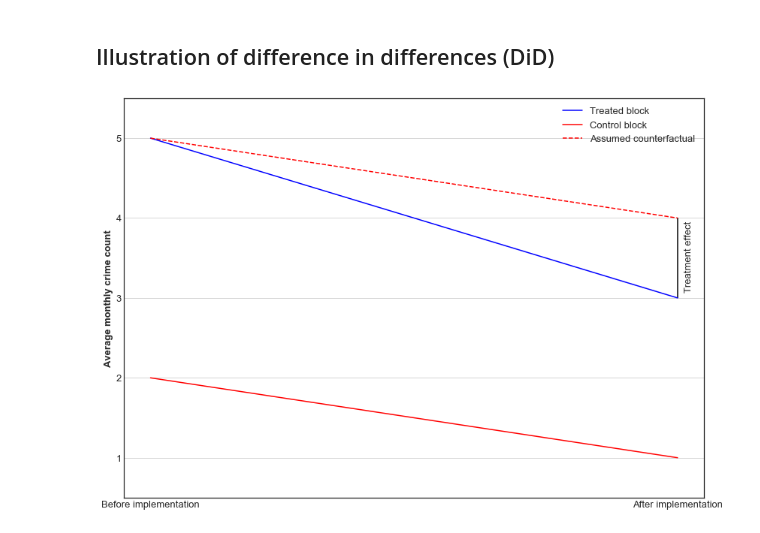
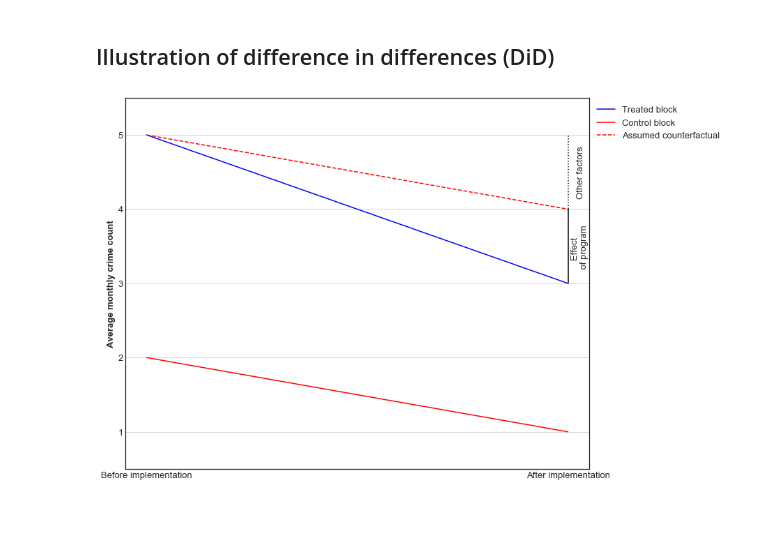
Before and after one commit to binste/chicago_safepassage_evaluation, a Jupyter notebook: notebooks/5_analysis/1.0-binste-analyze-crime-results-census-block-level.ipynb, the cells around one changed output. Cells and saved outputs as stored; diff of their text form; code cells hidden in the pictures.

Commit message:
DiD Illustration plot: Changed font, put legend outside, added 'Other factors'

```diff
--- a/notebooks/5_analysis/1.0-binste-analyze-crime-results-census-block-level.ipynb
+++ b/notebooks/5_analysis/1.0-binste-analyze-crime-results-census-block-level.ipynb
@@ -465,35 +465,37 @@ save_to_jekyll(violent_FBI, 'violent_FBI')
 # %% [markdown]
 ## Illustration of difference in differences (DiD)
 # %%
-plt.rcParams['figure.figsize'] = (12, 8)
-plt.rcParams['font.family'] = 'sans-serif'
+plt.rcParams['figure.figsize'] = (13, 8)
 plt.rcParams['font.size'] = 13
 plt.rcParams['axes.labelsize'] = 13
 plt.rcParams['axes.labelweight'] = 'bold'
 plt.rcParams['xtick.labelsize'] = 13
 plt.rcParams['ytick.labelsize'] = 13
 plt.rcParams['legend.fontsize'] = 13
-plt.rcParams['font.serif'] = 'Helvetica Neue'
 # %%
 x_labels = ['Before implementation', 'After implementation']
 fig, ax = plt.subplots()
 
 # fig.subplots_adjust(left=0.1)
 ax.plot(x_labels, [5, 3], color='blue', label='Treated block')
 ax.plot(x_labels, [2, 1], color='red', label='Control block')
 
 # Add estimated counterfactual
 ax.plot(x_labels, [5, 4], color='red', linestyle='dashed', label='Assumed counterfactual')
 
 # Add treatment effect
 ax.vlines('After implementation', 3, 4, colors='black')
-plt.figtext(0.92, 0.676, 'Treatment effect', rotation=90)
+plt.figtext(0.745, 0.62, 'Effect\n of program', rotation=90, horizontalalignment='center')
 
-ax.legend()
+# Add share which is attributable to other factors
+ax.vlines('After implementation', 4, 5, colors='black', linestyles='dotted')
+plt.figtext(0.74, 0.84, 'Other factors', rotation=90)
+
+ax.legend(loc='upper right', bbox_to_anchor=(1.3, 1))
 ax.set_ylim((0.5, 5.5))
 ax.set_ylabel('Average monthly crime count')
 ax.yaxis.grid(True)
 plt.tight_layout()
 plt.savefig('../../docs/figures/didfigure.png', dpi=800, transparent=True);
 # %% [output]
-[figure, old version]
+[figure, new version]
```
Also changed, not shown: parts of 1 cell of this notebook, 1 other file.
